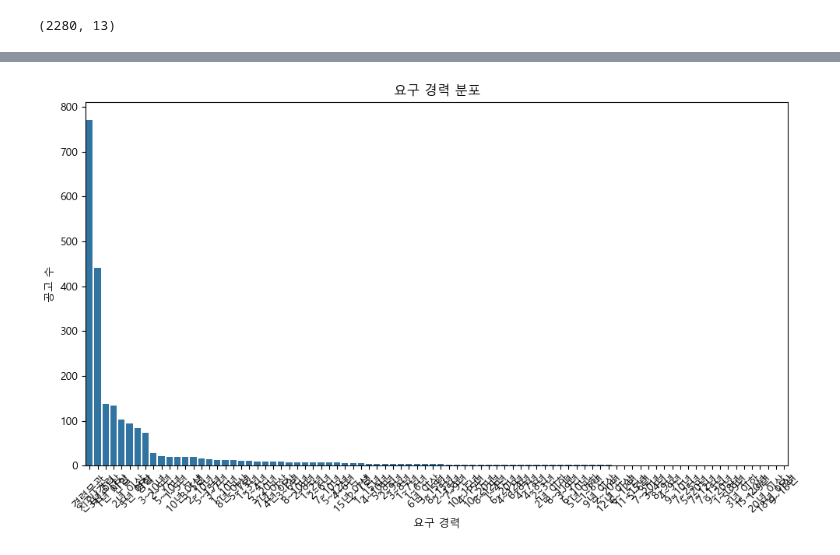
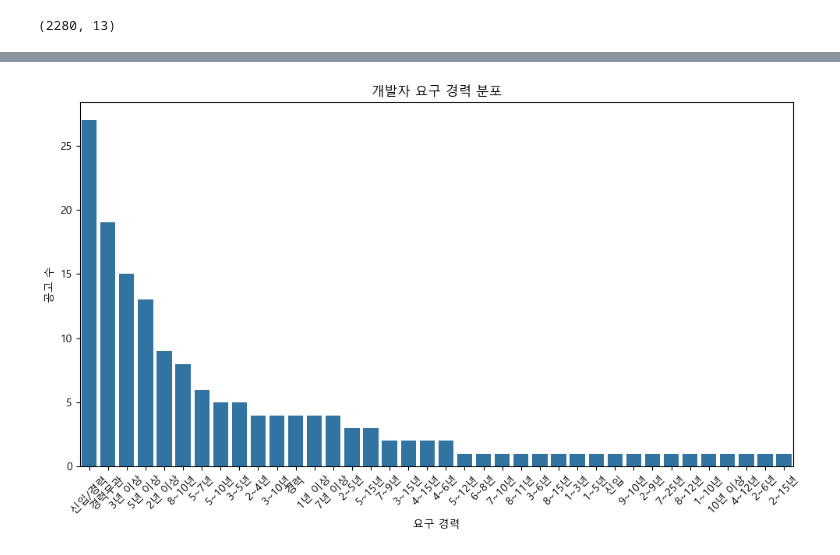
Before and after one commit to Ahn-TaeKyung/Python_Webscraping_Analysis, a Jupyter notebook: Practice/test.ipynb, the cells around one changed output, grey strips where cells are left out. Cells and saved outputs as stored; diff of their text form; code cells hidden in the pictures.

```diff
--- a/Practice/test.ipynb
+++ b/Practice/test.ipynb
@@ -365,4 +365,4 @@ font_prop = fm.FontProperties(fname=font_path).get_name()
 
 matplotlib.rc('font', family=font_prop)
 # %%
-df[df['제목'].str.contains('개발', na=False)]
+dev_df = df[df['제목'].str.contains('개발', na=False)]
@@ -395,11 +382,11 @@ plt.show()
 # %%
 plt.figure(figsize=(10, 6))
-sns.countplot(data=df, x='요구경력', order=df['요구경력'].value_counts().index)
-plt.title('요구 경력 분포')
+sns.countplot(data=dev_df, x='요구경력', order=dev_df['요구경력'].value_counts().index)
+plt.title('개발자 요구 경력 분포')
 plt.xlabel('요구 경력')
 plt.ylabel('공고 수')
 plt.xticks(rotation=45)
 plt.tight_layout()
 plt.show()
 # %% [output]
-[figure, old version]
+[figure, new version]
```
Also changed, not shown: parts of 2 cells of this notebook.
